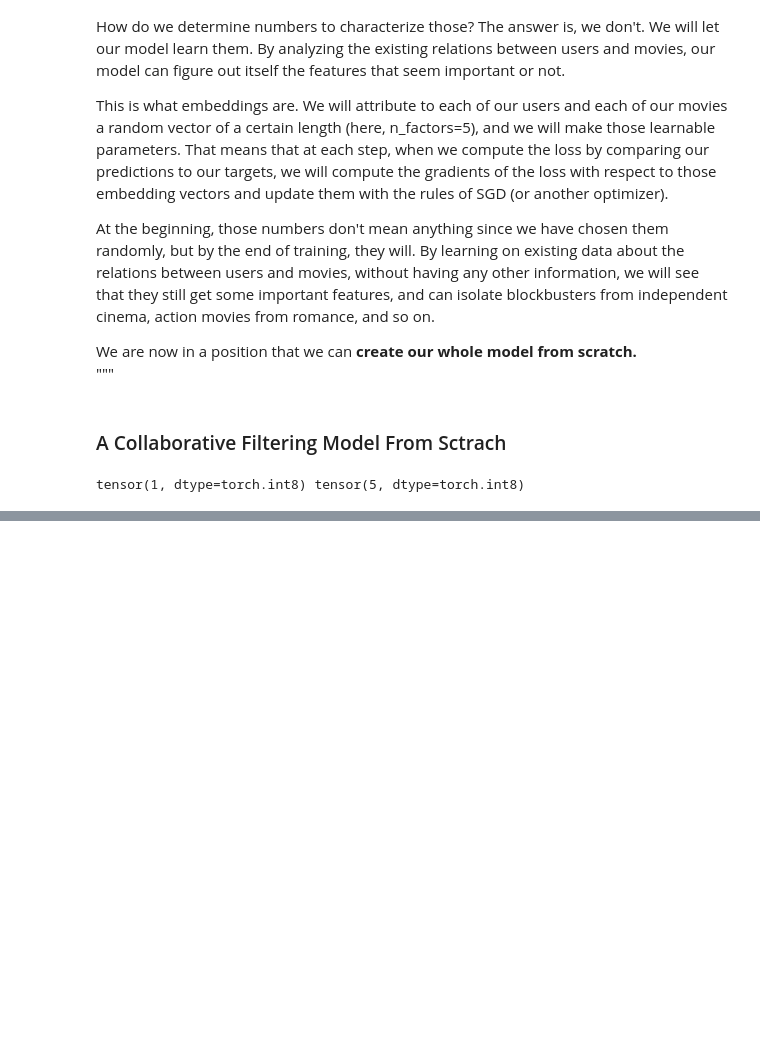
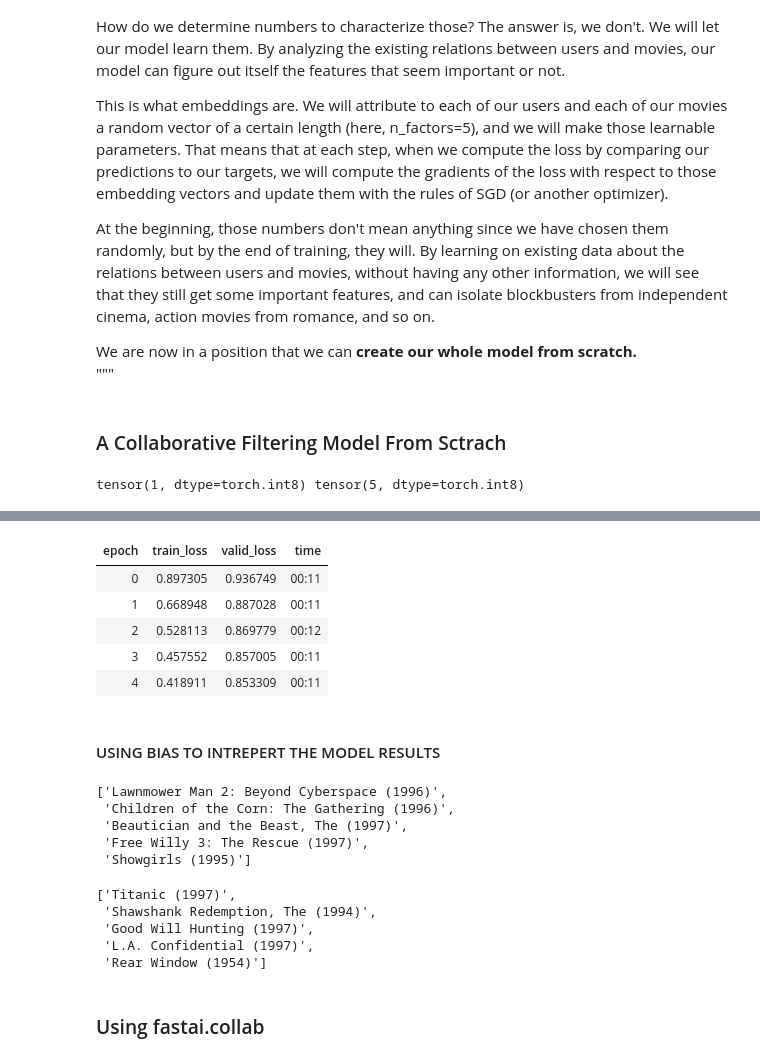
Before and after one commit to Ali-Alshaikh/Movie-Recommendation-DeepLearning, a Jupyter notebook: collab_filtering.ipynb, the cells around one changed output, grey strips where cells are left out. Drawn from its saved outputs; the diff is of its cells as text; code cells hidden in the pictures; blank space fills up the shorter version.

Commit message:
added 95% of code needed for the project, tommorow will we clean the code further

```diff
--- a/collab_filtering.ipynb
+++ b/collab_filtering.ipynb
@@ -271,0 +311,54 @@ learn.fit_one_cycle(5,1e-3)
+# %%
+def create_params(size):
+    return nn.Parameter(torch.zeros(*size).normal_(0, 0.01))
+# %%
+class DotProductBias(Module):
+    def __init__(self, n_users, n_movies, n_factors, y_range=(0,5.5)):
+        self.user_factors = create_params([n_users, n_factors])
+        self.user_bias = create_params([n_users])
+        self.movie_factors = create_params([n_movies, n_factors])
+        self.movie_bias = create_params([n_movies])
+        self.y_range = y_range
+
+    def forward(self, x):
+        users = self.user_factors[x[:,0]]
+        movies = self.movie_factors[x[:,1]]
+        res = (users*movies).sum(dim=1)
+        res += self.user_bias[x[:,0]] + self.movie_bias[x[:,1]]
+        return sigmoid_range(res, *self.y_range)
+# %%
+model = DotProductBias(n_users, n_movies, 50)
+learn = Learner(dls, model, loss_func=MSELossFlat())
+learn.fit_one_cycle(5, 5e-3, wd=0.1)
+# %% [output]
+| epoch | train_loss | valid_loss | time |
+| 0 | 0.897305 | 0.936749 | 00:11 |
+| 1 | 0.668948 | 0.887028 | 00:11 |
+| 2 | 0.528113 | 0.869779 | 00:12 |
+| 3 | 0.457552 | 0.857005 | 00:11 |
+| 4 | 0.418911 | 0.853309 | 00:11 |
+# %% [markdown]
+#### USING BIAS TO INTREPERT THE MODEL RESULTS
+# %%
+# low bias == bad movies
+movie_bias = learn.model.movie_bias.squeeze()
+idxs = movie_bias.argsort()[:5]
+[dls.classes['title'][i] for i in idxs]
+# %% [output]
+['Lawnmower Man 2: Beyond Cyberspace (1996)',
+ 'Children of the Corn: The Gathering (1996)',
+ 'Beautician and the Beast, The (1997)',
+ 'Free Willy 3: The Rescue (1997)',
+ 'Showgirls (1995)']
+# %%
+# high bias movies, can be used to solve the new startup problem
+idxs = movie_bias.argsort(descending=True)[:5]
+[dls.classes['title'][i] for i in idxs]
+# %% [output]
+['Titanic (1997)',
+ 'Shawshank Redemption, The (1994)',
+ 'Good Will Hunting (1997)',
+ 'L.A. Confidential (1997)',
+ 'Rear Window (1954)']
+# %% [markdown]
+### Using fastai.collab
```
Also changed, not shown: parts of 24 cells of this notebook.
